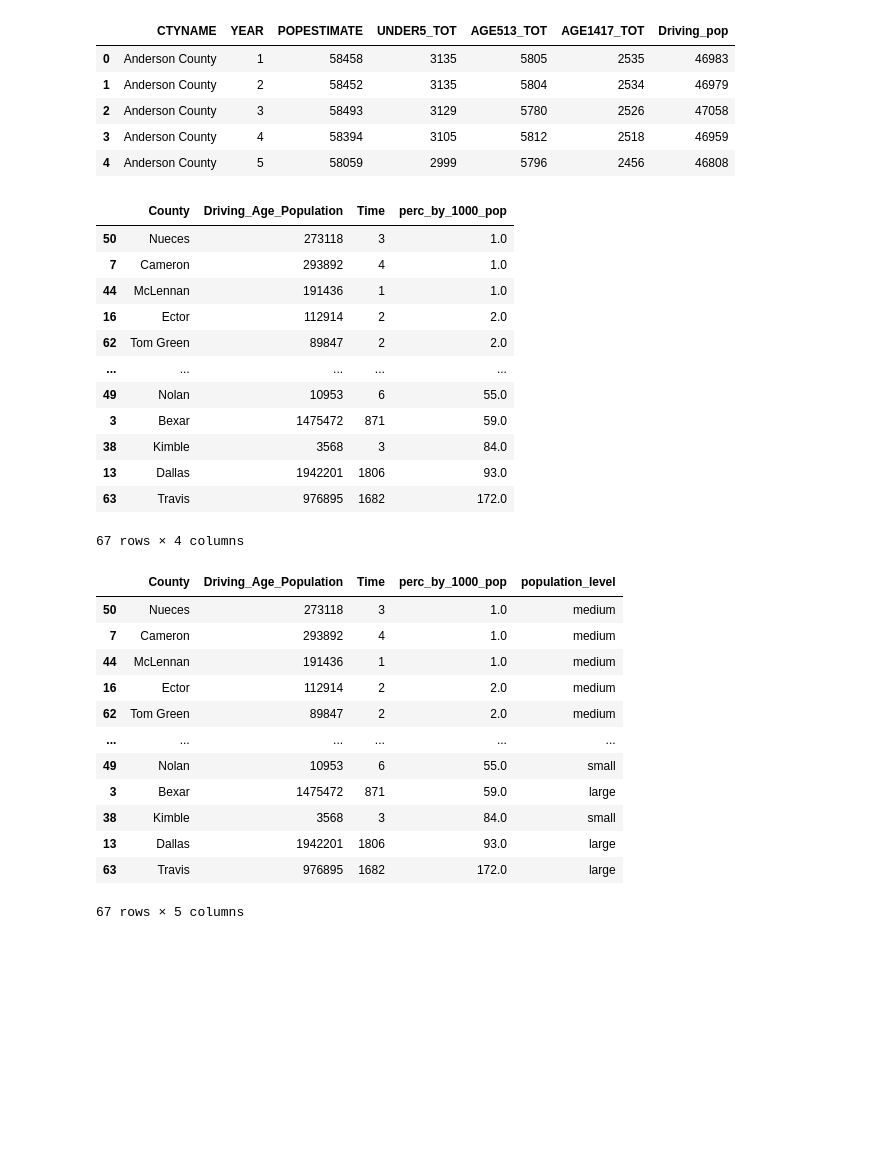
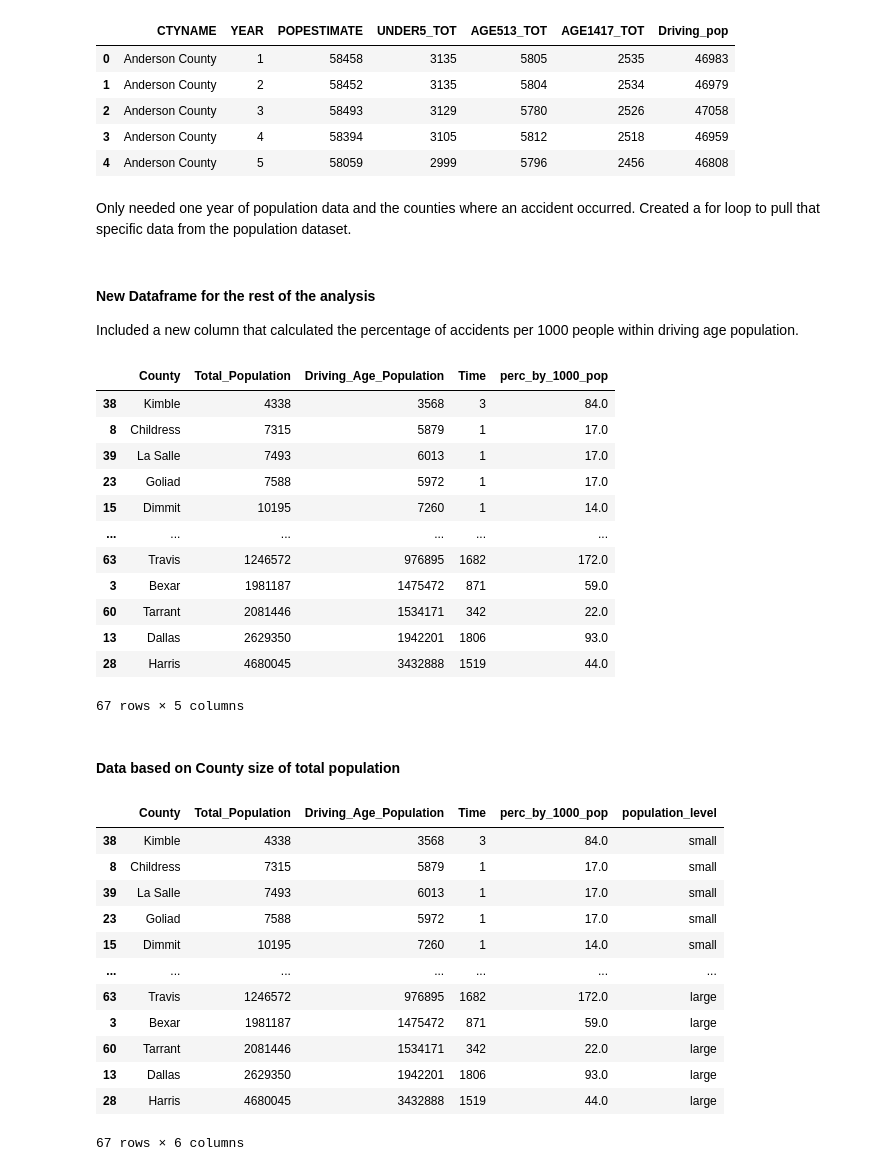
Before and after one commit to Corters22/Traffic_Data_in_San_Antonio, a Jupyter notebook: Question_1/Traffic_in_Texas_cities.ipynb, the cells around one changed output. Drawn from its saved outputs; the diff is of its cells as text; code cells hidden in the pictures; blank space fills up the shorter version.

```diff
--- a/Question_1/Traffic_in_Texas_cities.ipynb
+++ b/Question_1/Traffic_in_Texas_cities.ipynb
@@ -64,53 +91,68 @@ county_pop_df.head()
 | 2 | Anderson County | 3 | 58493 | 3129 | 5780 | 2526 | 47058 |
 | 3 | Anderson County | 4 | 58394 | 3105 | 5812 | 2518 | 46959 |
 | 4 | Anderson County | 5 | 58059 | 2999 | 5796 | 2456 | 46808 |
+# %% [markdown]
+Only needed one year of population data and the counties where an accident occurred. Created a for loop to pull that specific data from the population dataset.
 # %%
+#pulling out specific county data from population list that equals to year 11 (2018) and the counties where accidents occurred
 full_county_list = texas_accidents_df["County"].unique()
 drive_pop_list = []
 county_list = []
+total_population = []
 for county in full_county_list:
     for index, pop in county_pop_df.iterrows():
         if county_pop_df.loc[index, 'CTYNAME'] == county + " County" and county_pop_df.loc[index, "YEAR"] ==11:
             drive_pop_list.append(county_pop_df.loc[index, 'Driving_pop'])
             county_list.append(county)
+            total_population.append(county_pop_df.loc[index, "POPESTIMATE"])
+# %% [markdown]
+#### New Dataframe for the rest of the analysis
+
+Included a new column that calculated the percentage of accidents per 1000 people within driving age population.
 # %%
+#creating dataframe with counties and population
 county_pop_accident_df = pd.DataFrame({'County':county_list,
+                                       "Total_Population":total_population,
                                       'Driving_Age_Population':drive_pop_list
                                      })
 county_pop_accident_df = pd.merge(county_pop_accident_df, count_per_county, on='County')
+#calculating the percentage of accidents based on 1000 population
 county_pop_accident_df['perc_by_1000_pop'] = round((county_pop_accident_df['Time']/(county_pop_accident_df['Driving_Age_Population']/1000))*100, 0)
-county_pop_accident_df = county_pop_accident_df.sort_values('perc_by_1000_pop')
+county_pop_accident_df = county_pop_accident_df.sort_values('Total_Population')
 county_pop_accident_df
 # %% [output]
-|  | County | Driving_Age_Population | Time | perc_by_1000_pop |
-| 50 | Nueces | 273118 | 3 | 1.0 |
-| 7 | Cameron | 293892 | 4 | 1.0 |
-| 44 | McLennan | 191436 | 1 | 1.0 |
-| 16 | Ector | 112914 | 2 | 2.0 |
-| 62 | Tom Green | 89847 | 2 | 2.0 |
-| ... | ... | ... | ... | ... |
-| 49 | Nolan | 10953 | 6 | 55.0 |
-| 3 | Bexar | 1475472 | 871 | 59.0 |
-| 38 | Kimble | 3568 | 3 | 84.0 |
-| 13 | Dallas | 1942201 | 1806 | 93.0 |
-| 63 | Travis | 976895 | 1682 | 172.0 |
+|  | County | Total_Population | Driving_Age_Population | Time | perc_by_1000_pop |
+| 38 | Kimble | 4338 | 3568 | 3 | 84.0 |
+| 8 | Childress | 7315 | 5879 | 1 | 17.0 |
+| 39 | La Salle | 7493 | 6013 | 1 | 17.0 |
+| 23 | Goliad | 7588 | 5972 | 1 | 17.0 |
+| 15 | Dimmit | 10195 | 7260 | 1 | 14.0 |
+| ... | ... | ... | ... | ... | ... |
+| 63 | Travis | 1246572 | 976895 | 1682 | 172.0 |
+| 3 | Bexar | 1981187 | 1475472 | 871 | 59.0 |
+| 60 | Tarrant | 2081446 | 1534171 | 342 | 22.0 |
+| 13 | Dallas | 2629350 | 1942201 | 1806 | 93.0 |
+| 28 | Harris | 4680045 | 3432888 | 1519 | 44.0 |
-67 rows × 4 columns
+67 rows × 5 columns
+# %% [markdown]
+#### Data based on County size of total population
 # %%
-bins = [0, 70000, 600000, 3500000]
+#created bins to compare county size
+bins = [0, 70000, 600000, 5000000]
 group_names = ['small', 'medium', 'large']
-county_pop_accident_df["population_level"] = pd.cut(county_pop_accident_df["Driving_Age_Population"], bins, labels=group_names, include_lowest=True)
+county_pop_accident_df["population_level"] = pd.cut(county_pop_accident_df["Total_Population"], bins, labels=group_names, include_lowest=True)
 county_pop_accident_df
 # %% [output]
-|  | County | Driving_Age_Population | Time | perc_by_1000_pop | population_level |
-| 50 | Nueces | 273118 | 3 | 1.0 | medium |
-| 7 | Cameron | 293892 | 4 | 1.0 | medium |
-| 44 | McLennan | 191436 | 1 | 1.0 | medium |
-| 16 | Ector | 112914 | 2 | 2.0 | medium |
-| 62 | Tom Green | 89847 | 2 | 2.0 | medium |
-| ... | ... | ... | ... | ... | ... |
-| 49 | Nolan | 10953 | 6 | 55.0 | small |
-| 3 | Bexar | 1475472 | 871 | 59.0 | large |
-| 38 | Kimble | 3568 | 3 | 84.0 | small |
-| 13 | Dallas | 1942201 | 1806 | 93.0 | large |
-| 63 | Travis | 976895 | 1682 | 172.0 | large |
+|  | County | Total_Population | Driving_Age_Population | Time | perc_by_1000_pop | population_level |
+| 38 | Kimble | 4338 | 3568 | 3 | 84.0 | small |
+| 8 | Childress | 7315 | 5879 | 1 | 17.0 | small |
+| 39 | La Salle | 7493 | 6013 | 1 | 17.0 | small |
+| 23 | Goliad | 7588 | 5972 | 1 | 17.0 | small |
+| 15 | Dimmit | 10195 | 7260 | 1 | 14.0 | small |
+| ... | ... | ... | ... | ... | ... | ... |
+| 63 | Travis | 1246572 | 976895 | 1682 | 172.0 | large |
+| 3 | Bexar | 1981187 | 1475472 | 871 | 59.0 | large |
+| 60 | Tarrant | 2081446 | 1534171 | 342 | 22.0 | large |
+| 13 | Dallas | 2629350 | 1942201 | 1806 | 93.0 | large |
+| 28 | Harris | 4680045 | 3432888 | 1519 | 44.0 | large |
-67 rows × 5 columns
+67 rows × 6 columns
```
Also changed, not shown: parts of 41 cells of this notebook, 5 other files.
